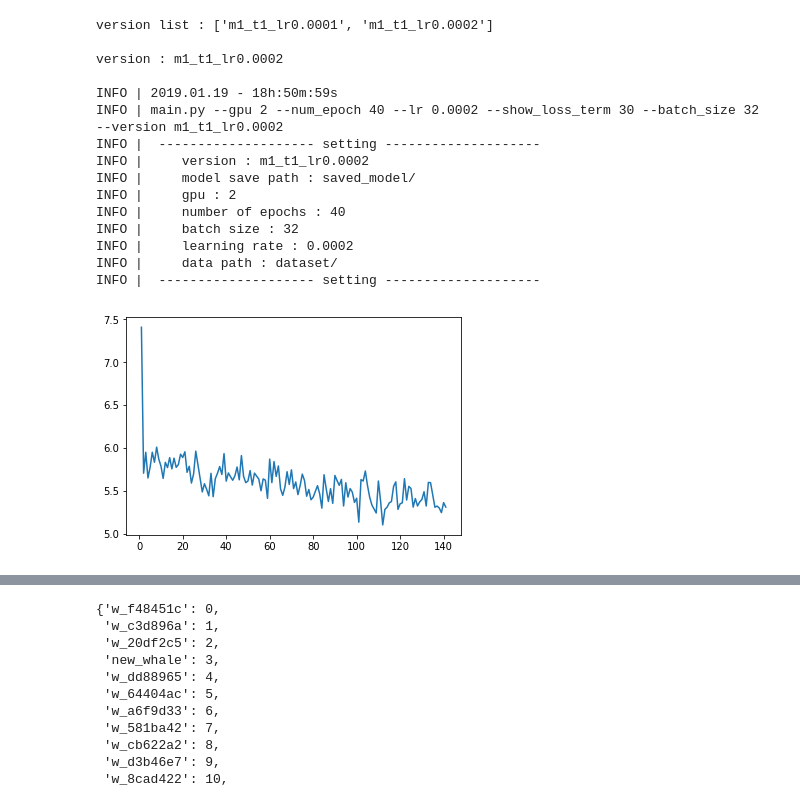
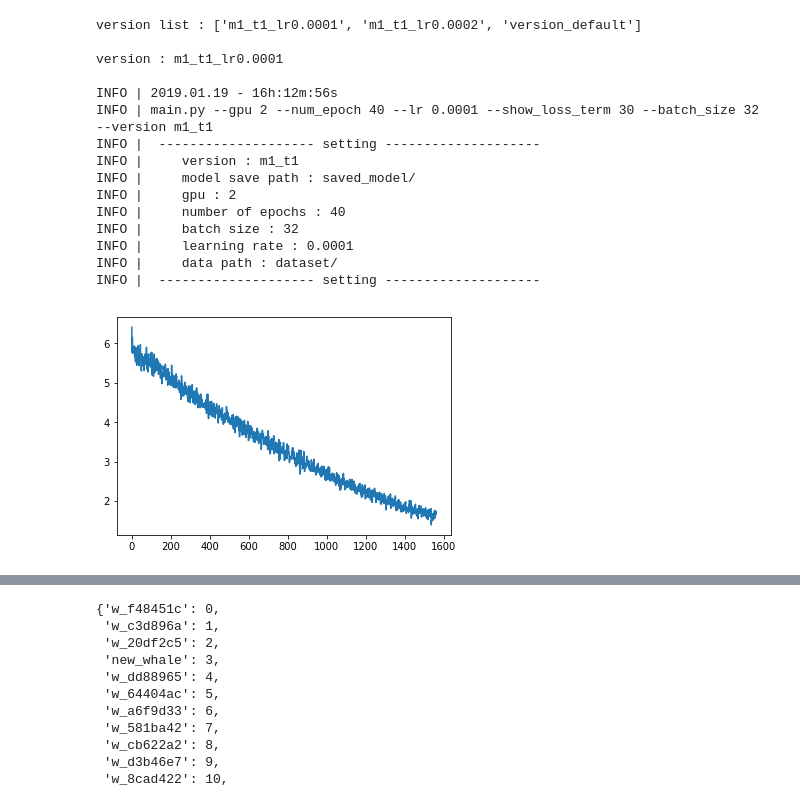
Before and after one commit to ts-kim/MyProject, a Jupyter notebook: visualization_loss.ipynb, the cells around one changed output, grey strips where cells are left out. Saved outputs shown, nothing was run; the diff lists cells and outputs as text; code cells hidden in the pictures.

```diff
--- a/visualization_loss.ipynb
+++ b/visualization_loss.ipynb
@@ -4,7 +4,7 @@ versions = os.listdir('log')
 for i, item in enumerate(versions):
     versions[i] = item[:-4]
 
-version = versions[-1]
+version = versions[0]
 print('version list : {}'.format(versions))
 print()
 print('version : {}'.format(version))
@@ -29,42 +29,44 @@ xs = []
 ys = []
 flag = 0
 
-
+j=1
 for i,line in enumerate(lines):
     if i<idx:
         continue
     if 'DEBUG' not in line:
         continue
     if 'completed' in line :
         break
-    xs.append(i-idx)
+    xs.append(j)
     ys.append(float(line.split()[-1]))
-
+    j+=1
 
 #plt.scatter(xs,ys)
 plt.plot(xs,ys)
 plt.show()
 
 for i,line in enumerate(lines):
     if '------- model training start -------' in line:
         print(line.strip())
     if 'done' in line:
         print(line.strip())
+    if 'completed' in line:
+        print(line.strip())
 # %% [output]
-version list : ['m1_t1_lr0.0001', 'm1_t1_lr0.0002']
+version list : ['m1_t1_lr0.0001', 'm1_t1_lr0.0002', 'version_default']
 
-version : m1_t1_lr0.0002
+version : m1_t1_lr0.0001
 
-INFO | 2019.01.19 - 18h:50m:59s
-INFO | main.py --gpu 2 --num_epoch 40 --lr 0.0002 --show_loss_term 30 --batch_size 32 --version m1_t1_lr0.0002
+INFO | 2019.01.19 - 16h:12m:56s
+INFO | main.py --gpu 2 --num_epoch 40 --lr 0.0001 --show_loss_term 30 --batch_size 32 --version m1_t1
 INFO |  -------------------- setting --------------------
-INFO |     version : m1_t1_lr0.0002
+INFO |     version : m1_t1
 INFO |     model save path : saved_model/
 INFO |     gpu : 2
 INFO |     number of epochs : 40
 INFO |     batch size : 32
-INFO |     learning rate : 0.0002
+INFO |     learning rate : 0.0001
 INFO |     data path : dataset/
 INFO |  -------------------- setting --------------------
-[figure, old version]
+[figure, new version]
 INFO |  ------- model training start -------
```
Also changed, not shown: parts of 4 cells of this notebook.
